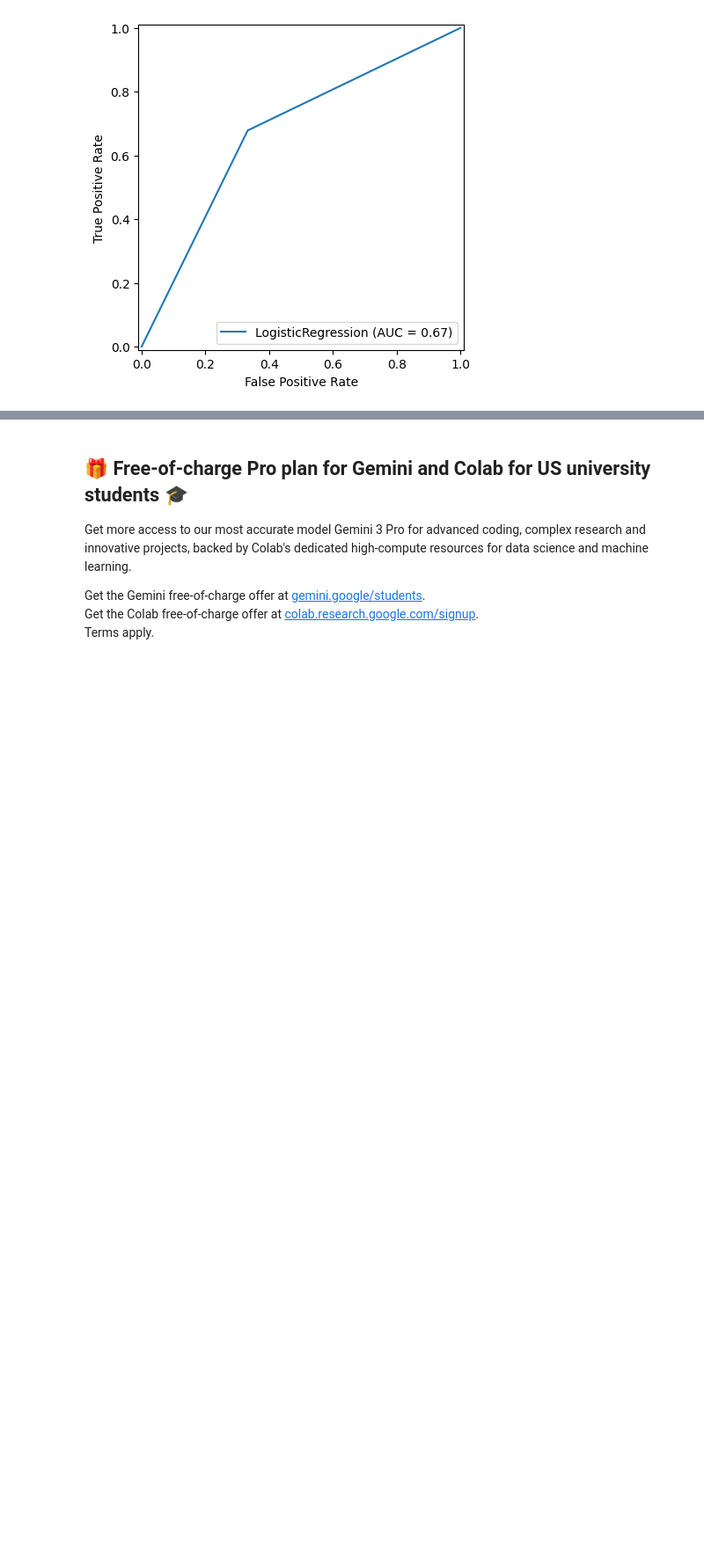
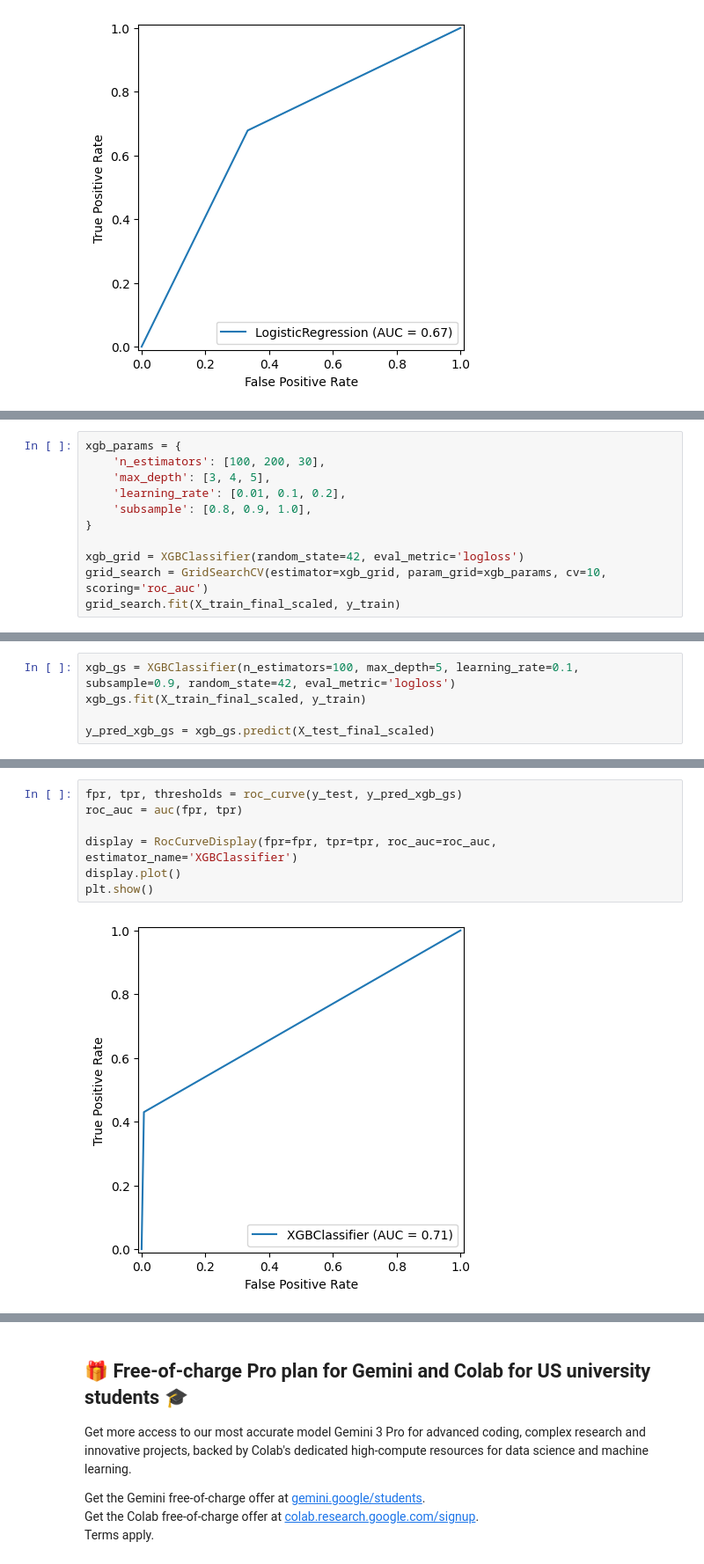
Before and after one commit to abdullaawad/Final-Year-Project, a Jupyter notebook: Re_Admission_Prediction.ipynb, the cells around one changed output, grey strips where cells are left out. Shown at 88% size. Saved outputs shown, nothing was run; the diff lists cells and outputs as text; blank space fills up the shorter version.

```diff
--- a/Re_Admission_Prediction.ipynb
+++ b/Re_Admission_Prediction.ipynb
@@ -608,0 +672,11 @@ plt.show()
+# %%
+xgb_params = {
+    'n_estimators': [100, 200, 30],
+    'max_depth': [3, 4, 5],
+    'learning_rate': [0.01, 0.1, 0.2],
+    'subsample': [0.8, 0.9, 1.0],
+}
+
+xgb_grid = XGBClassifier(random_state=42, eval_metric='logloss')
+grid_search = GridSearchCV(estimator=xgb_grid, param_grid=xgb_params, cv=10, scoring='roc_auc')
+grid_search.fit(X_train_final_scaled, y_train)
@@ -608,0 +706,5 @@ plt.show()
+# %%
+xgb_gs = XGBClassifier(n_estimators=100, max_depth=5, learning_rate=0.1, subsample=0.9, random_state=42, eval_metric='logloss')
+xgb_gs.fit(X_train_final_scaled, y_train)
+
+y_pred_xgb_gs = xgb_gs.predict(X_test_final_scaled)
@@ -609,3 +722,12 @@ plt.show()
+# %%
+fpr, tpr, thresholds = roc_curve(y_test, y_pred_xgb_gs)
+roc_auc = auc(fpr, tpr)
+
+display = RocCurveDisplay(fpr=fpr, tpr=tpr, roc_auc=roc_auc, estimator_name='XGBClassifier')
+display.plot()
+plt.show()
+# %% [output]
+[figure, added]
 # %% [markdown]
 ## Google Colab is available in VS Code!
 ![logo.webp](embedded-picture-1)
```
Also changed, not shown: parts of 17 cells of this notebook.
